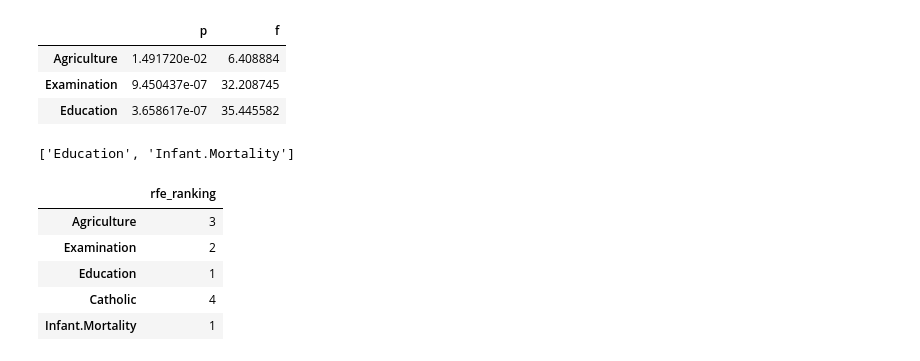
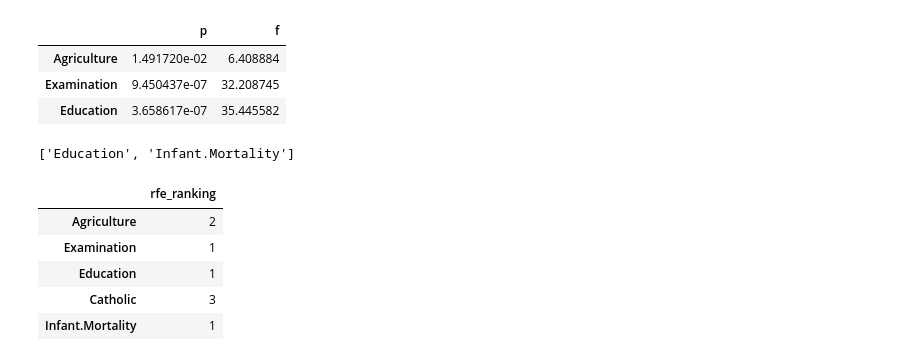
Before and after one commit to NikkideVries/regression-exercises, a Jupyter notebook: feature_engineering.ipynb, the cells around one changed output. Saved outputs shown, nothing was run; the diff lists cells and outputs as text; code cells hidden in the pictures.

```diff
--- a/feature_engineering.ipynb
+++ b/feature_engineering.ipynb
@@ -347,11 +347,11 @@ rfe_2 (X_train, y_train)
 # %% [output]
 ['Education', 'Infant.Mortality']
 # %%
-rfe(X_train, y_train, 2)
+rfe(X_train, y_train, 3)
 # %% [output]
 |  | rfe_ranking |
-| Agriculture | 3 |
-| Examination | 2 |
+| Agriculture | 2 |
+| Examination | 1 |
 | Education | 1 |
-| Catholic | 4 |
+| Catholic | 3 |
 | Infant.Mortality | 1 |
```
Also changed, not shown: 2 other files.
